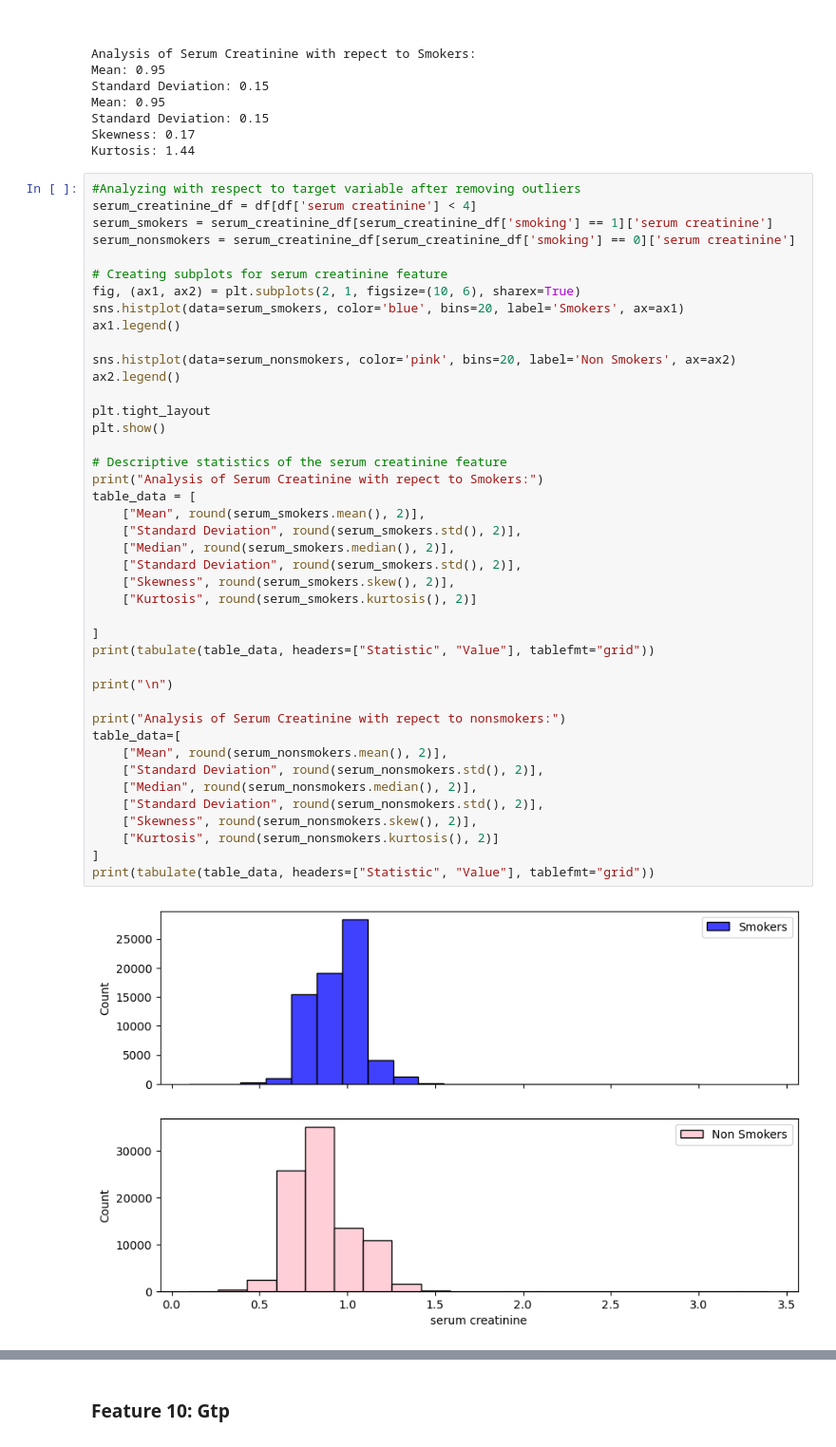
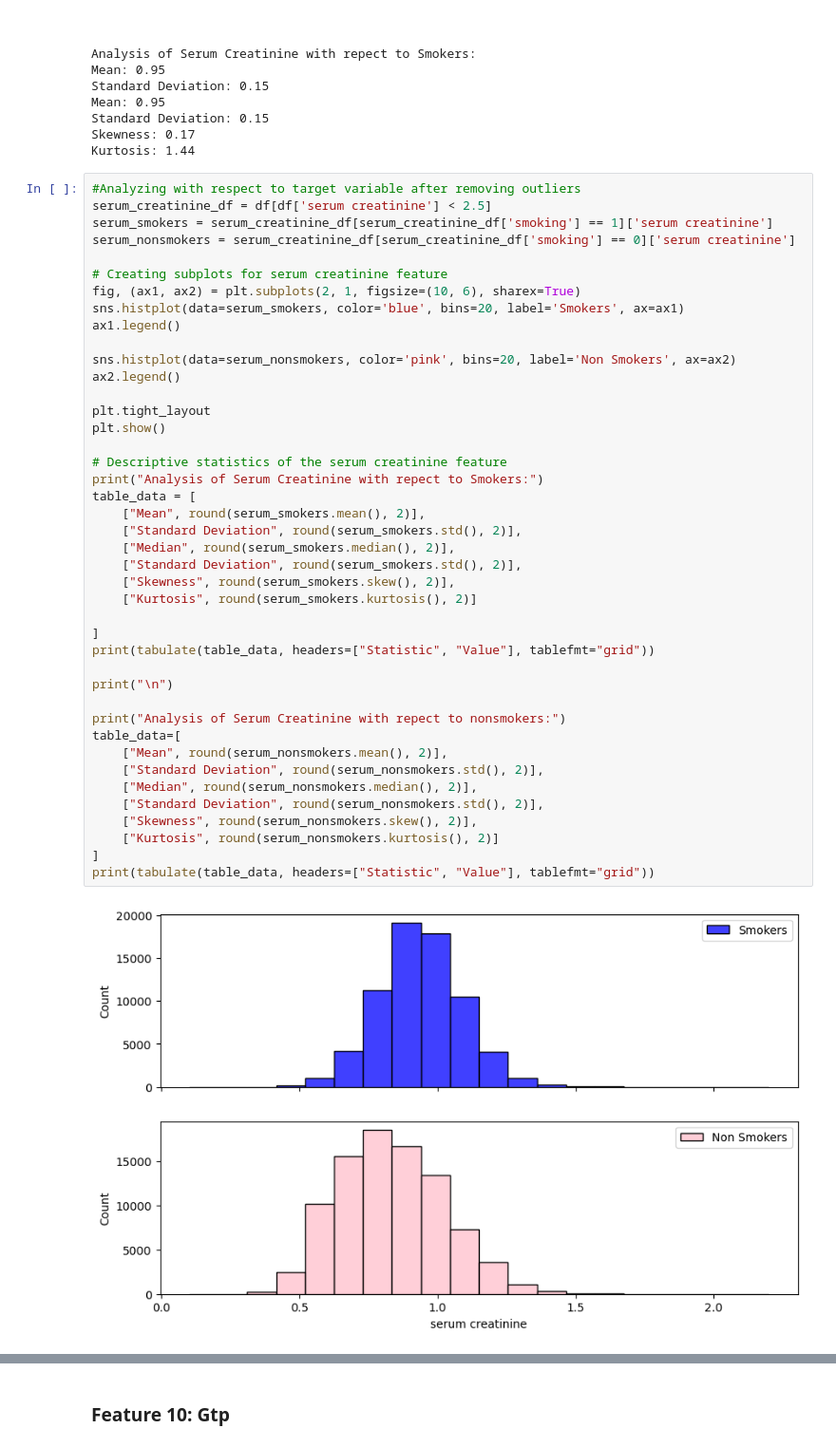
Before and after one commit to ahmedoy/SmokingData-Classification, a Jupyter notebook: data_analysis.ipynb, the cells around one changed output, grey strips where cells are left out. Shown at 95% size. Drawn from its saved outputs; the diff is of its cells as text.

```diff
--- a/data_analysis.ipynb
+++ b/data_analysis.ipynb
@@ -1155,7 +1155,7 @@ Skewness: 0.17
 Kurtosis: 1.44
 # %%
 #Analyzing with respect to target variable after removing outliers
-serum_creatinine_df = df[df['serum creatinine'] < 4]
+serum_creatinine_df = df[df['serum creatinine'] < 2.5]
 serum_smokers = serum_creatinine_df[serum_creatinine_df['smoking'] == 1]['serum creatinine']
 serum_nonsmokers = serum_creatinine_df[serum_creatinine_df['smoking'] == 0]['serum creatinine']
 
@@ -1169,34 +1169,34 @@ ax2.legend()
 
 plt.tight_layout
 plt.show()
 
 # Descriptive statistics of the serum creatinine feature
 print("Analysis of Serum Creatinine with repect to Smokers:")
 table_data = [
     ["Mean", round(serum_smokers.mean(), 2)],
     ["Standard Deviation", round(serum_smokers.std(), 2)],
     ["Median", round(serum_smokers.median(), 2)],
     ["Standard Deviation", round(serum_smokers.std(), 2)],
     ["Skewness", round(serum_smokers.skew(), 2)],
     ["Kurtosis", round(serum_smokers.kurtosis(), 2)]
 
 ]
 print(tabulate(table_data, headers=["Statistic", "Value"], tablefmt="grid"))
 
 print("\n")
 
 print("Analysis of Serum Creatinine with repect to nonsmokers:")
 table_data=[
     ["Mean", round(serum_nonsmokers.mean(), 2)],
     ["Standard Deviation", round(serum_nonsmokers.std(), 2)],
     ["Median", round(serum_nonsmokers.median(), 2)],
     ["Standard Deviation", round(serum_nonsmokers.std(), 2)],
     ["Skewness", round(serum_nonsmokers.skew(), 2)],
     ["Kurtosis", round(serum_nonsmokers.kurtosis(), 2)]
 ]
 print(tabulate(table_data, headers=["Statistic", "Value"], tablefmt="grid"))
 # %% [output]
-[figure, old version]
+[figure, new version]
 Analysis of Serum Creatinine with repect to Smokers:
 +--------------------+---------+
 | Statistic          |   Value |
```
Also changed, not shown: parts of 9 cells of this notebook.
